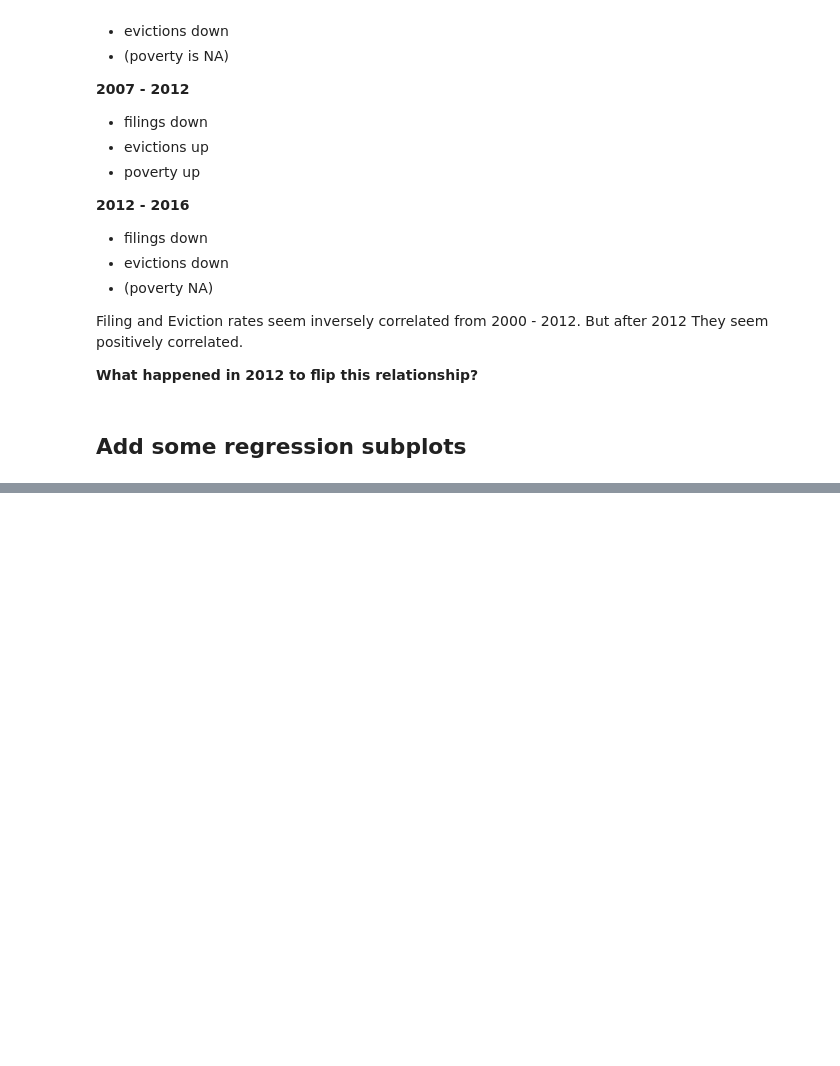
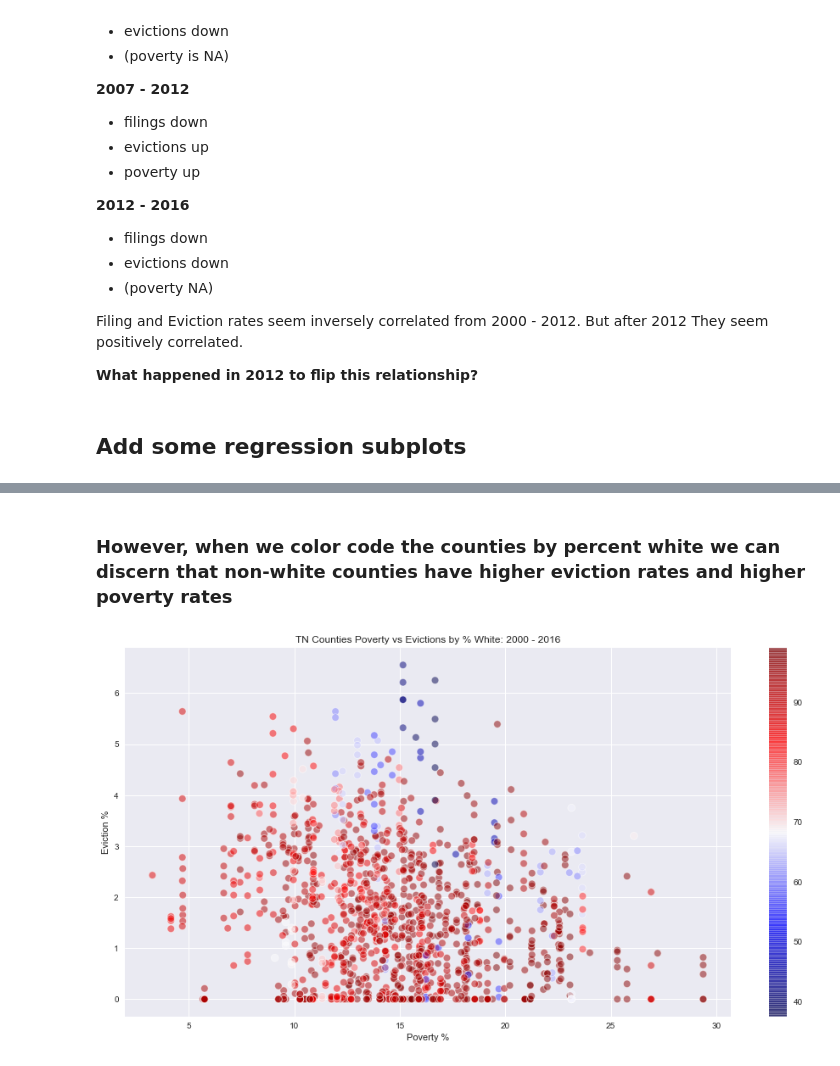
Before and after one commit to paulo-g-martinez/eviction-lab-tn-nss-capstone, a Jupyter notebook: EDA-exploratory-data-analysis.ipynb, the cells around one changed output, grey strips where cells are left out. Saved outputs shown, nothing was run; the diff lists cells and outputs as text; code cells hidden in the pictures; blank space fills up the shorter version.

```diff
--- a/EDA-exploratory-data-analysis.ipynb
+++ b/EDA-exploratory-data-analysis.ipynb
@@ -981,0 +994,13 @@ This is the format of your plot grid:
+# %% [markdown]
+### However, when we color code the counties by percent white we can discern that non-white counties have higher eviction rates and higher poverty rates
+# %%
+plt.figure(figsize=(16,8))
+plt.scatter(x = 'poverty-rate', y = 'eviction-rate', data = counties_evicts_df,
+            edgecolors= 'white', linewidths=1, s = 75,
+            alpha = .5, c = 'pct-white', cmap = 'seismic')
+plt.title('TN Counties Poverty vs Evictions by % White: 2000 - 2016')
+plt.xlabel('Poverty %')
+plt.ylabel('Eviction %')
+cbar = plt.colorbar()
+# %% [output]
+[figure, added]
```
Also changed, not shown: parts of 11 cells of this notebook.
